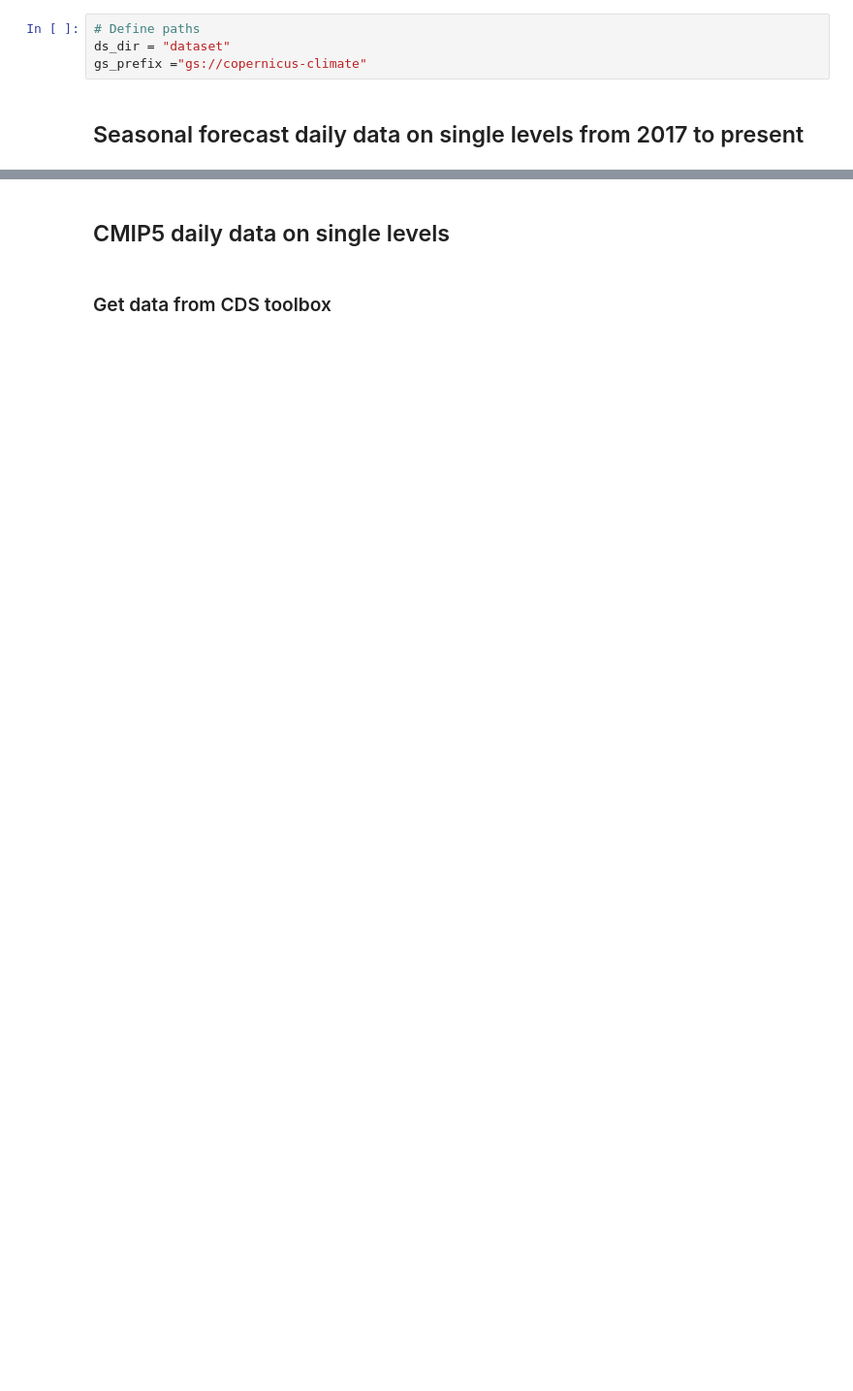
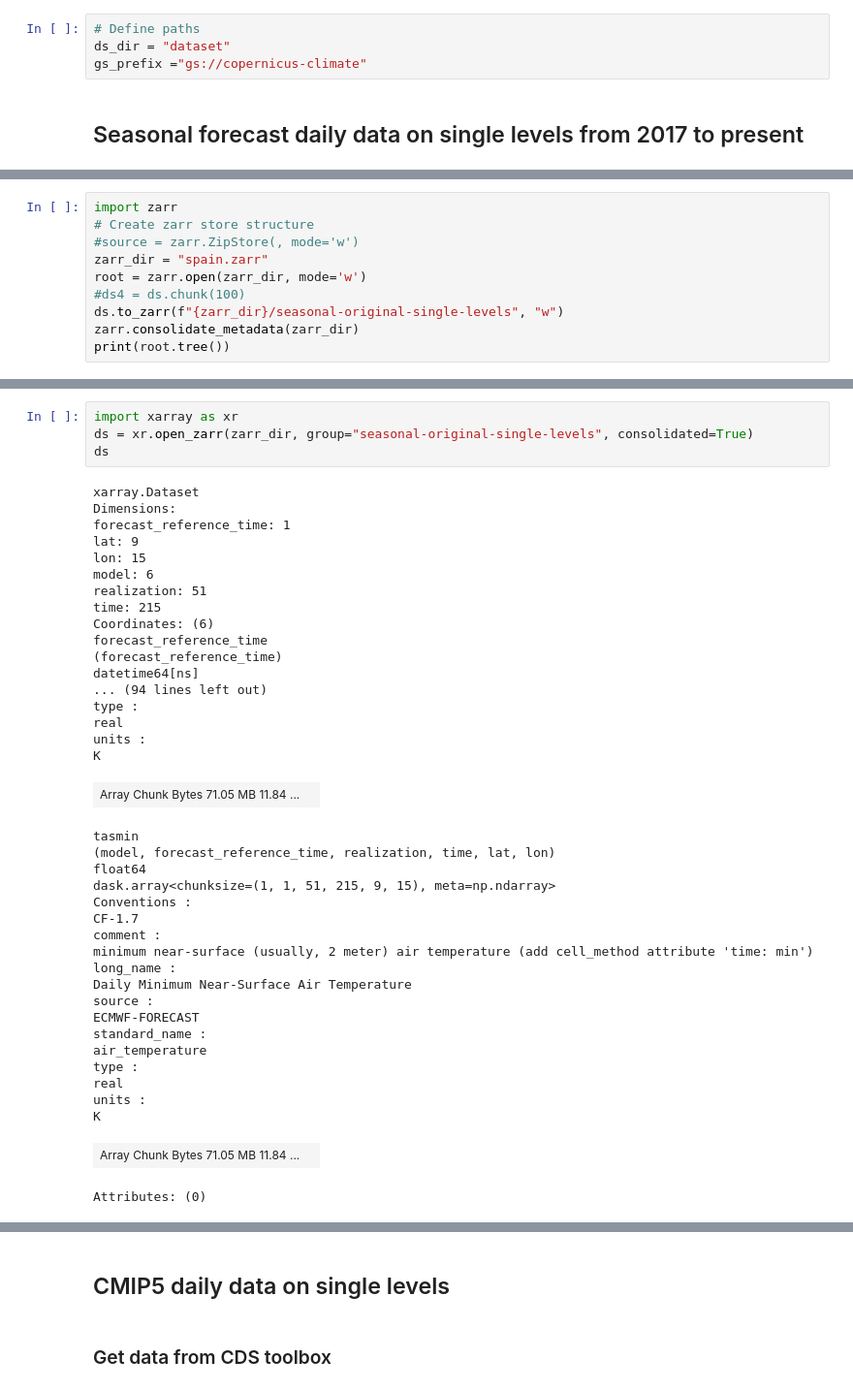
Before and after one commit to Vizzuality/copernicus-climate-data, a Jupyter notebook: cds_api.ipynb, the cells around one changed output, grey strips where cells are left out. Shown: that part at 97% size. Cells and saved outputs as stored; diff of their text form; blank space fills up the shorter version.

```diff
--- a/cds_api.ipynb
+++ b/cds_api.ipynb
@@ -382,0 +573,10 @@ Overwriting download.py
+# %%
+import zarr
+# Create zarr store structure
+#source = zarr.ZipStore(, mode='w')
+zarr_dir = "spain.zarr"
+root = zarr.open(zarr_dir, mode='w')
+#ds4 = ds.chunk(100)
+ds.to_zarr(f"{zarr_dir}/seasonal-original-single-levels", "w")
+zarr.consolidate_metadata(zarr_dir)
+print(root.tree())
@@ -382,0 +594,43 @@ Overwriting download.py
+# %%
+import xarray as xr
+ds = xr.open_zarr(zarr_dir, group="seasonal-original-single-levels", consolidated=True)
+ds
+# %% [output]
+xarray.Dataset
+Dimensions:
+forecast_reference_time: 1
+lat: 9
+lon: 15
+model: 6
+realization: 51
+time: 215
+Coordinates: (6)
+forecast_reference_time
+(forecast_reference_time)
+datetime64[ns]
+... (94 lines left out)
+type :
+real
+units :
+K
+| Array Chunk Bytes 71.05 MB 11.84 ... |  |
+tasmin
+(model, forecast_reference_time, realization, time, lat, lon)
+float64
+dask.array<chunksize=(1, 1, 51, 215, 9, 15), meta=np.ndarray>
+Conventions :
+CF-1.7
+comment :
+minimum near-surface (usually, 2 meter) air temperature (add cell_method attribute 'time: min')
+long_name :
+Daily Minimum Near-Surface Air Temperature
+source :
+ECMWF-FORECAST
+standard_name :
+air_temperature
+type :
+real
+units :
+K
+| Array Chunk Bytes 71.05 MB 11.84 ... |  |
+Attributes: (0)
```
Also changed, not shown: parts of 53 cells of this notebook.
